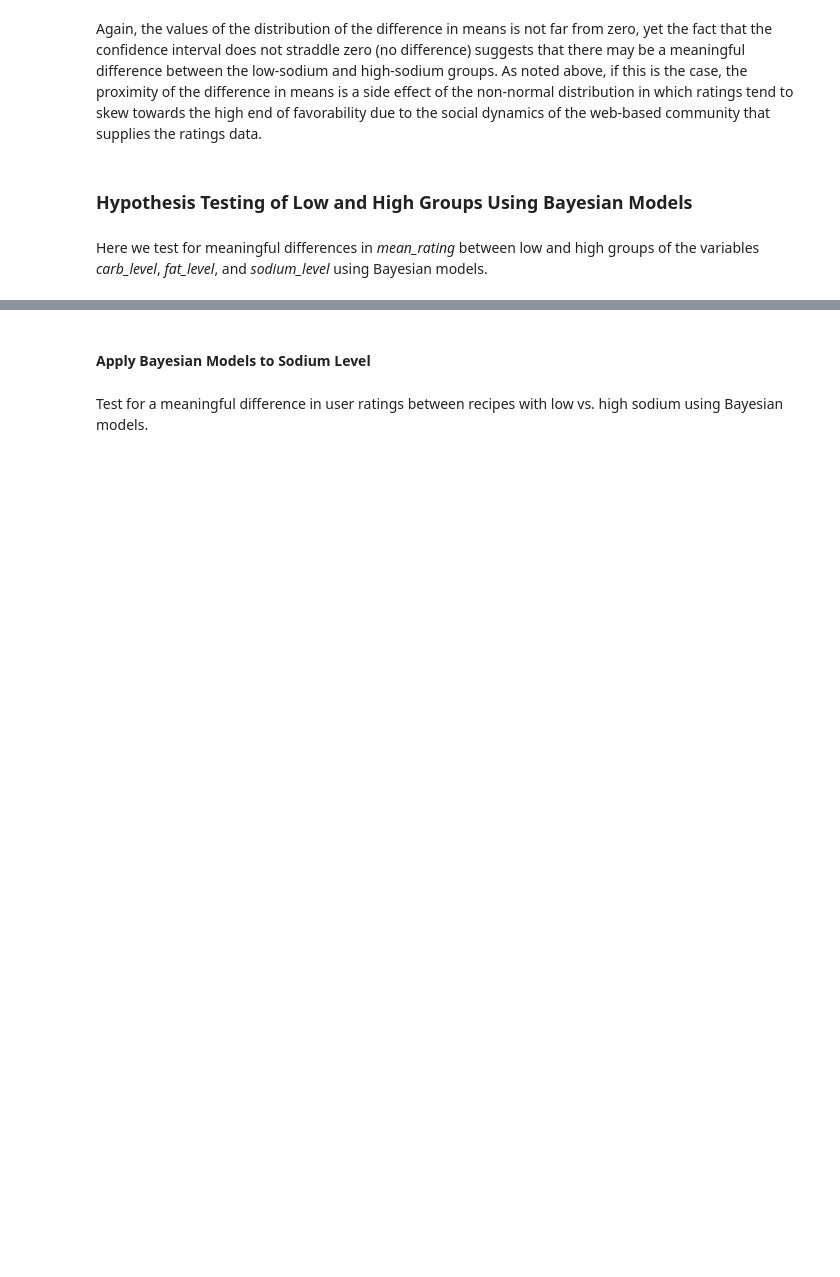
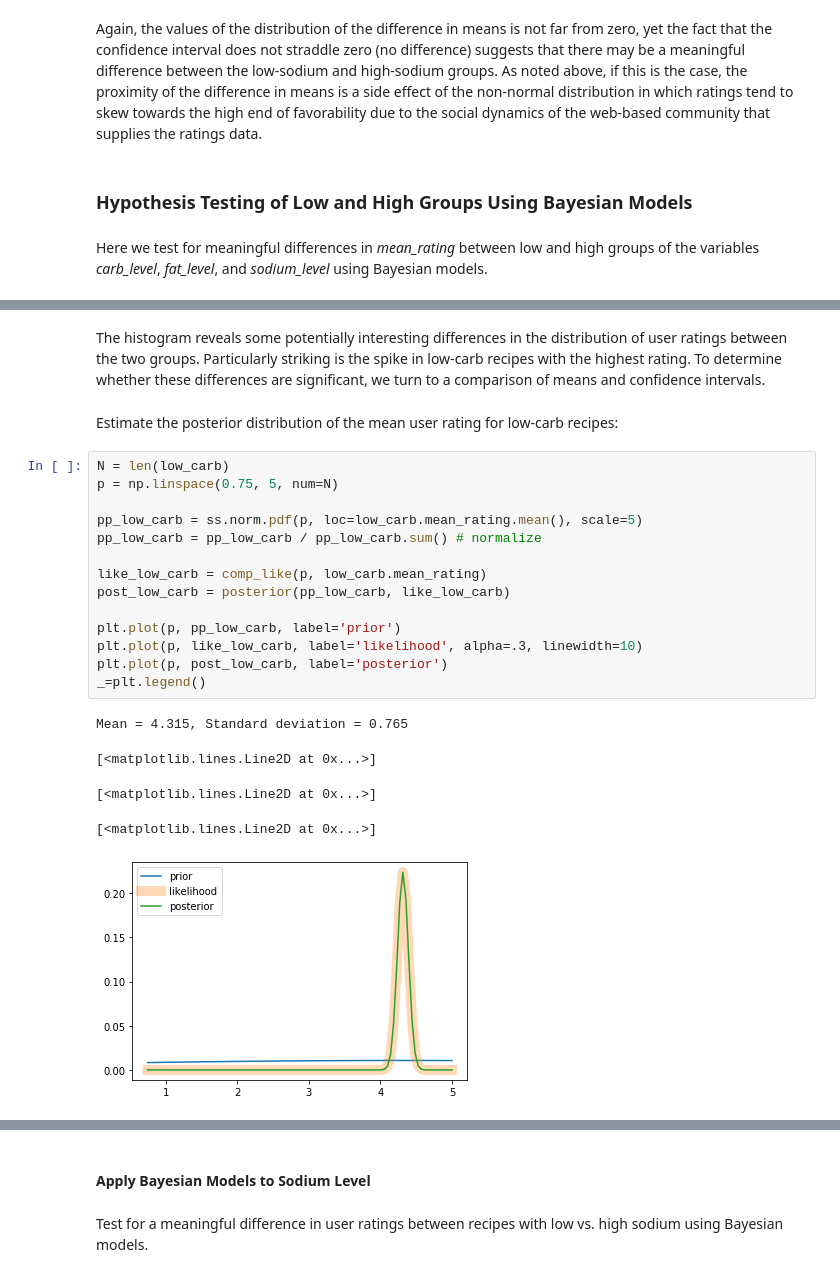
Before and after one commit to pelorenz/data-science-410, a Jupyter notebook: PeterLorenz-M02.ipynb, the cells around one changed output, grey strips where cells are left out. Drawn from its saved outputs; the diff is of its cells as text; blank space fills up the shorter version.

```diff
--- a/PeterLorenz-M02.ipynb
+++ b/PeterLorenz-M02.ipynb
@@ -477,0 +516,24 @@ TODO: Bayes for carbs and fat.
+# %% [markdown]
+The histogram reveals some potentially interesting differences in the distribution of user ratings between the two groups. Particularly striking is the spike in low-carb recipes with the highest rating. To determine whether these differences are significant, we turn to a comparison of means and confidence intervals.
+# %% [markdown]
+Estimate the posterior distribution of the mean user rating for low-carb recipes:
+# %%
+N = len(low_carb)
+p = np.linspace(0.75, 5, num=N)
+
+pp_low_carb = ss.norm.pdf(p, loc=low_carb.mean_rating.mean(), scale=5)
+pp_low_carb = pp_low_carb / pp_low_carb.sum() # normalize
+
+like_low_carb = comp_like(p, low_carb.mean_rating)
+post_low_carb = posterior(pp_low_carb, like_low_carb)
+
+plt.plot(p, pp_low_carb, label='prior')
+plt.plot(p, like_low_carb, label='likelihood', alpha=.3, linewidth=10)
+plt.plot(p, post_low_carb, label='posterior')
+_=plt.legend()
+# %% [output]
+Mean = 4.315, Standard deviation = 0.765
+[<matplotlib.lines.Line2D at 0x...>]
+[<matplotlib.lines.Line2D at 0x...>]
+[<matplotlib.lines.Line2D at 0x...>]
+[figure, added]
```
Also changed, not shown: parts of 31 cells of this notebook.
